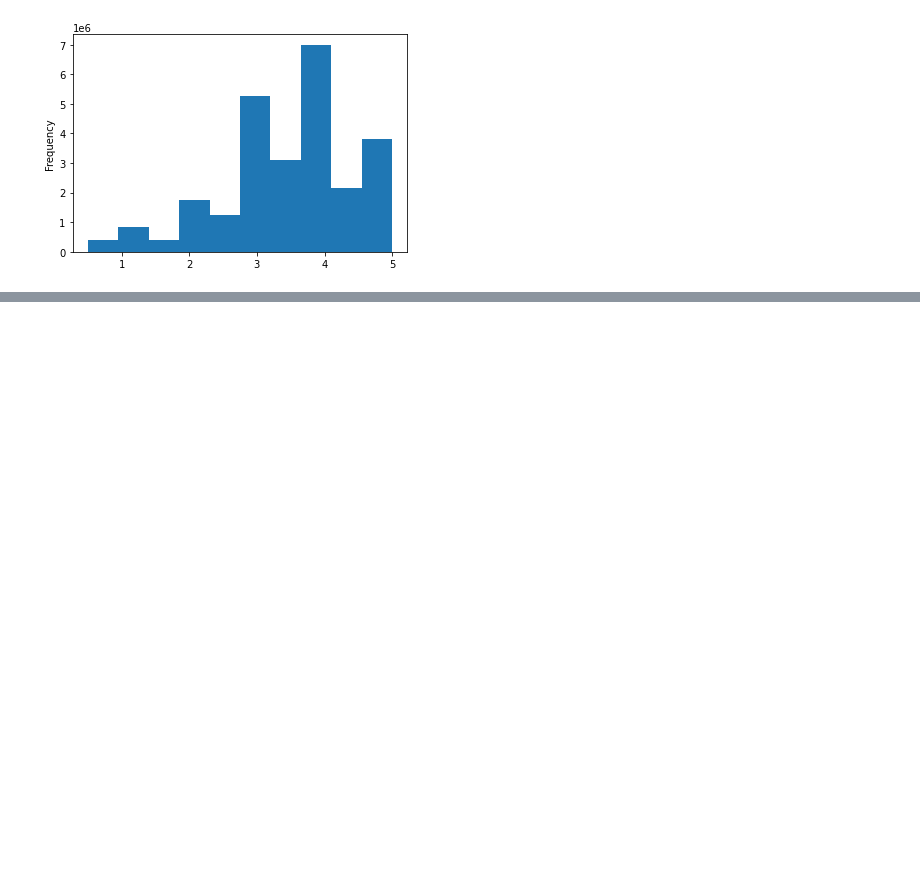
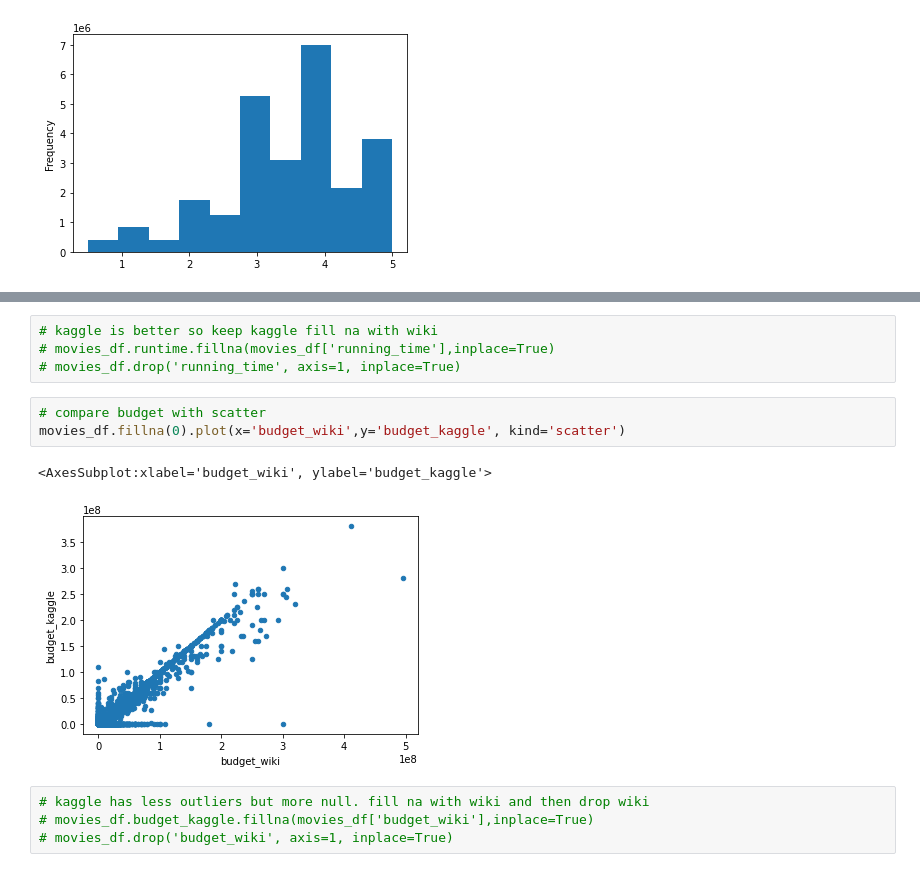
Before and after one commit to cbeckler/movies_etl, a Jupyter notebook: movies_etl.ipynb, the cells around one changed output, grey strips where cells are left out. Cells and saved outputs as stored; diff of their text form; blank space fills up the shorter version.

```diff
--- a/movies_etl.ipynb
+++ b/movies_etl.ipynb
@@ -796,0 +859,14 @@ Name: rating, dtype: float64
+# %%
+# kaggle is better so keep kaggle fill na with wiki
+# movies_df.runtime.fillna(movies_df['running_time'],inplace=True)
+# movies_df.drop('running_time', axis=1, inplace=True)
+# %%
+# compare budget with scatter
+movies_df.fillna(0).plot(x='budget_wiki',y='budget_kaggle', kind='scatter')
+# %% [output]
+<AxesSubplot:xlabel='budget_wiki', ylabel='budget_kaggle'>
+[figure, added]
+# %%
+# kaggle has less outliers but more null. fill na with wiki and then drop wiki
+# movies_df.budget_kaggle.fillna(movies_df['budget_wiki'],inplace=True)
+# movies_df.drop('budget_wiki', axis=1, inplace=True)
```
Also changed, not shown: parts of 33 cells of this notebook.
